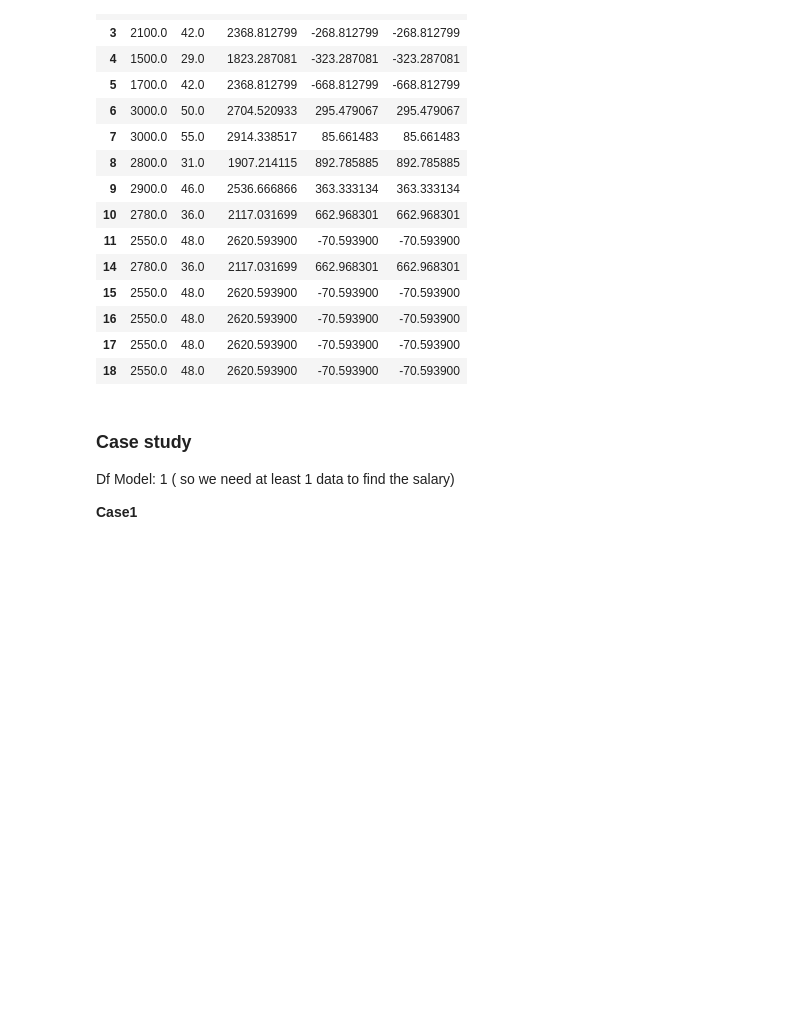
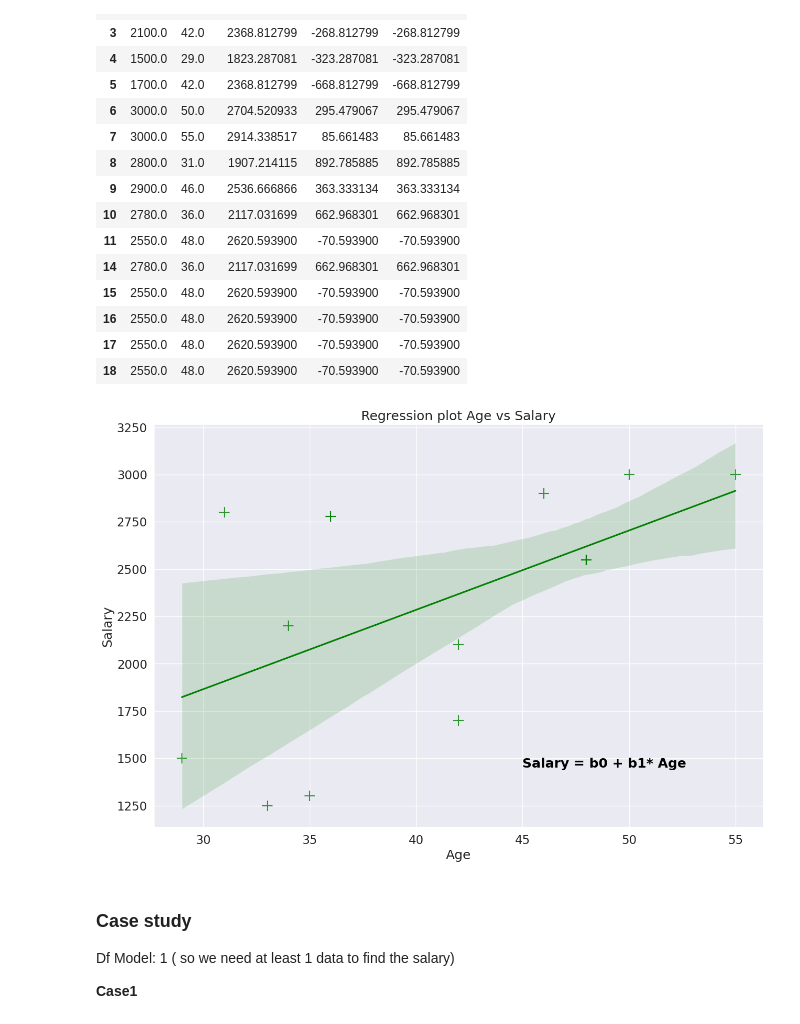
Before and after one commit to tdm09/Apuntes2039, a Jupyter notebook: 080_regresion.ipynb, the cells around one changed output. Saved outputs shown, nothing was run; the diff lists cells and outputs as text; code cells hidden in the pictures; blank space fills up the shorter version.

```diff
--- a/080_regresion.ipynb
+++ b/080_regresion.ipynb
@@ -370,6 +482,28 @@ study_table
 | 16 | 2550.0 | 48.0 | 2620.593900 | -70.593900 | -70.593900 |
 | 17 | 2550.0 | 48.0 | 2620.593900 | -70.593900 | -70.593900 |
 | 18 | 2550.0 | 48.0 | 2620.593900 | -70.593900 | -70.593900 |
+# %%
+plt.figure(figsize=(15, 10))
+
+sns.set(font_scale=1.5)
+
+ax = sns.regplot(x='Age',     # Salary = b0 + b1*Age
+                 y='Salary',
+                 data=study_table,
+                 color='green',
+                 marker='+',
+                 scatter_kws={'s': 200}
+                )
+
+ax.set(xlabel='Age',
+       ylabel='Salary'
+      )
+
+ax.text(45, 1450, 'Salary = b0 + b1* Age',  horizontalalignment='left', size='medium', color='black', weight='semibold')
+ax.set_title('Regression plot Age vs Salary')
+plt.show()
+# %% [output]
+[figure, added]
 # %% [markdown]
 ### Case study
 Df Model: 1 ( so we need at least 1 data to find the salary)
```
Also changed, not shown: parts of 40 cells of this notebook.
